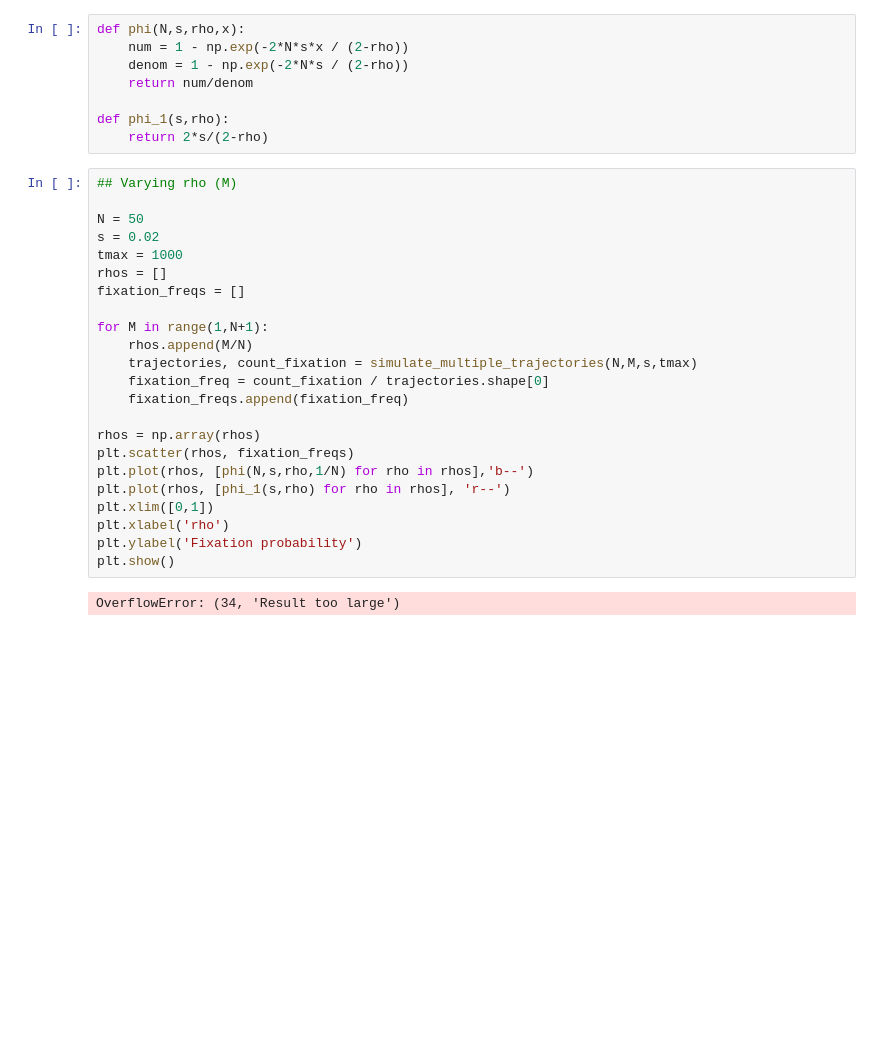
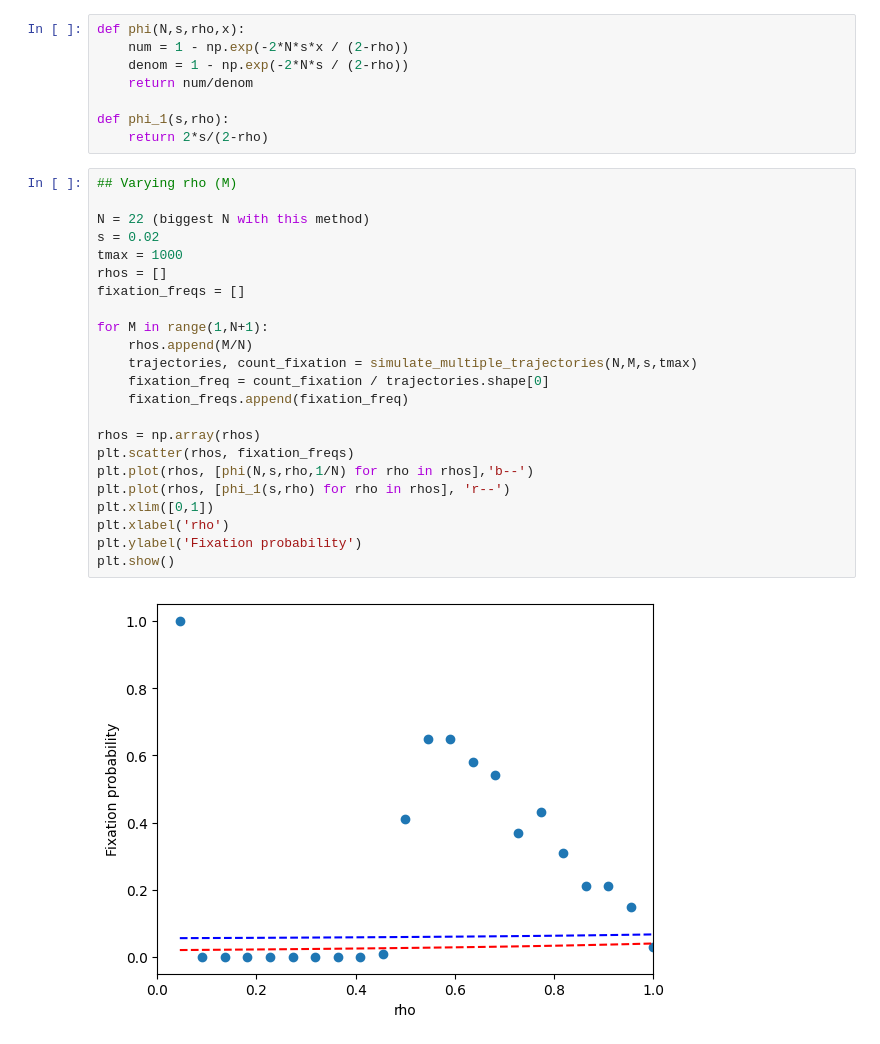
Before and after one commit to Bitbol-Lab/partial_sampling_spatially_structured_population, a Jupyter notebook: well-mixed.ipynb, the cells around one changed output. Saved outputs shown, nothing was run; the diff lists cells and outputs as text; blank space fills up the shorter version.

Commit message:
first implementation of partial sampling on a graph

```diff
--- a/well-mixed.ipynb
+++ b/well-mixed.ipynb
@@ -182,25 +180,25 @@ def phi_1(s,rho):
 # %%
 ## Varying rho (M)
 
-N = 50
+N = 22 (biggest N with this method)
 s = 0.02
 tmax = 1000
 rhos = []
 fixation_freqs = []
 
 for M in range(1,N+1):
     rhos.append(M/N)
     trajectories, count_fixation = simulate_multiple_trajectories(N,M,s,tmax)
     fixation_freq = count_fixation / trajectories.shape[0]
     fixation_freqs.append(fixation_freq)
 
 rhos = np.array(rhos)
 plt.scatter(rhos, fixation_freqs)
 plt.plot(rhos, [phi(N,s,rho,1/N) for rho in rhos],'b--')
 plt.plot(rhos, [phi_1(s,rho) for rho in rhos], 'r--')
 plt.xlim([0,1])
 plt.xlabel('rho')
 plt.ylabel('Fixation probability')
 plt.show()
 # %% [output]
-OverflowError: (34, 'Result too large')
+[figure, added]
```
Also changed, not shown: parts of 3 cells of this notebook, 1 other file.
